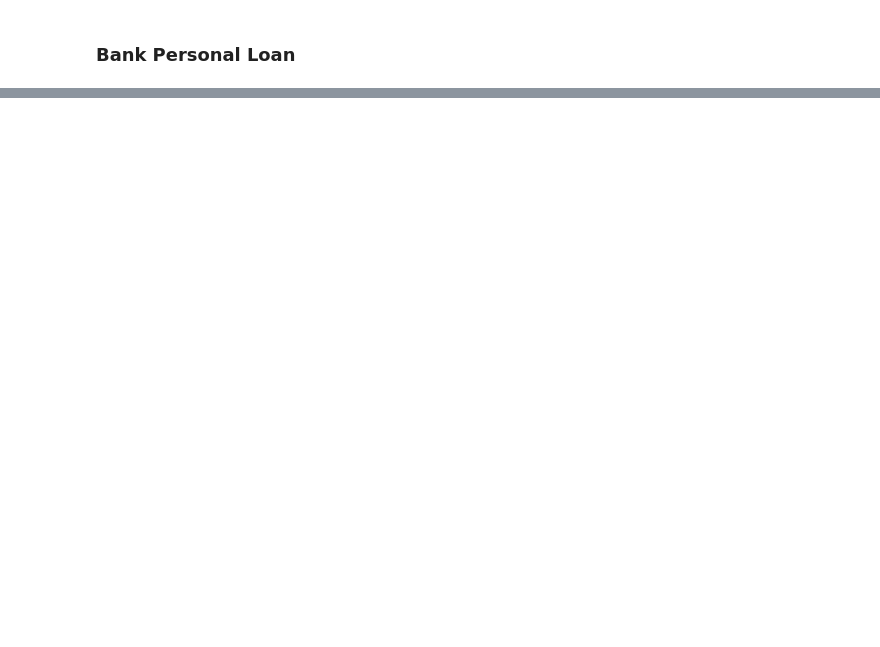
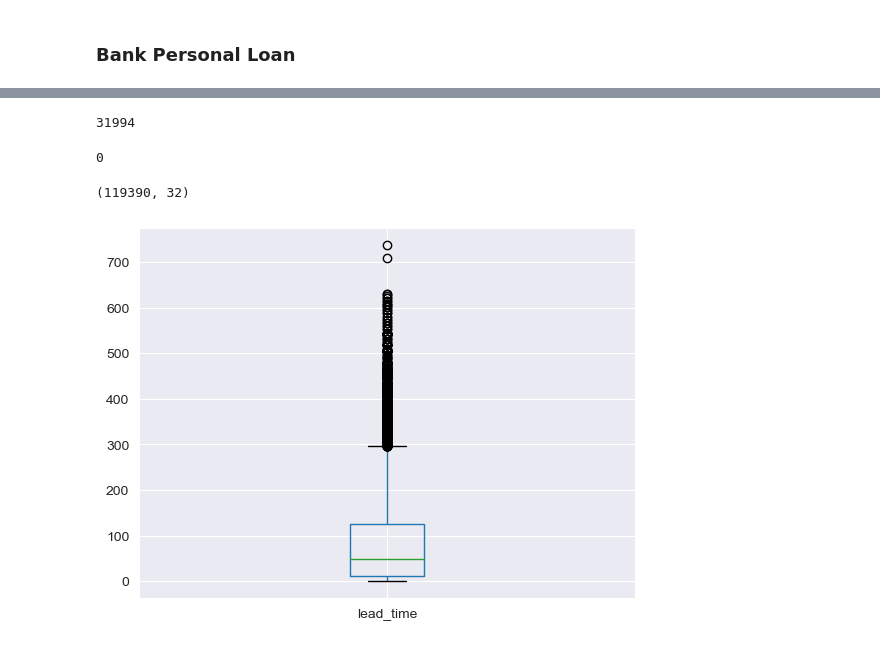
Before and after one commit to Tetroner9/Learning-Python, a Jupyter notebook: Anaconda/Learning Python/Pandas/Pandas.ipynb, the cells around one changed output, grey strips where cells are left out. Saved outputs shown, nothing was run; the diff lists cells and outputs as text; code cells hidden in the pictures; blank space fills up the shorter version.

```diff
--- a/Anaconda/Learning Python/Pandas/Pandas.ipynb
+++ b/Anaconda/Learning Python/Pandas/Pandas.ipynb
@@ -384,0 +200,22 @@ sns.countplot(x = 'Experience', data=my_data)
+# %%
+df = pd.read_csv("hotel_bookings.csv")
+# %%
+duplicate=df.duplicated( )
+print (duplicate.sum())
+# %% [output]
+31994
+# %%
+df.drop_duplicates(inplace=True)
+# %%
+df.duplicated().sum()
+# %% [output]
+0
+# %%
+df.shape
+# %% [output]
+(119390, 32)
+# %%
+df.boxplot(column=['lead_time'])
+plt.show()
+# %% [output]
+[figure, added]
```
Also changed, not shown: parts of 54 cells of this notebook, 26 other files.
